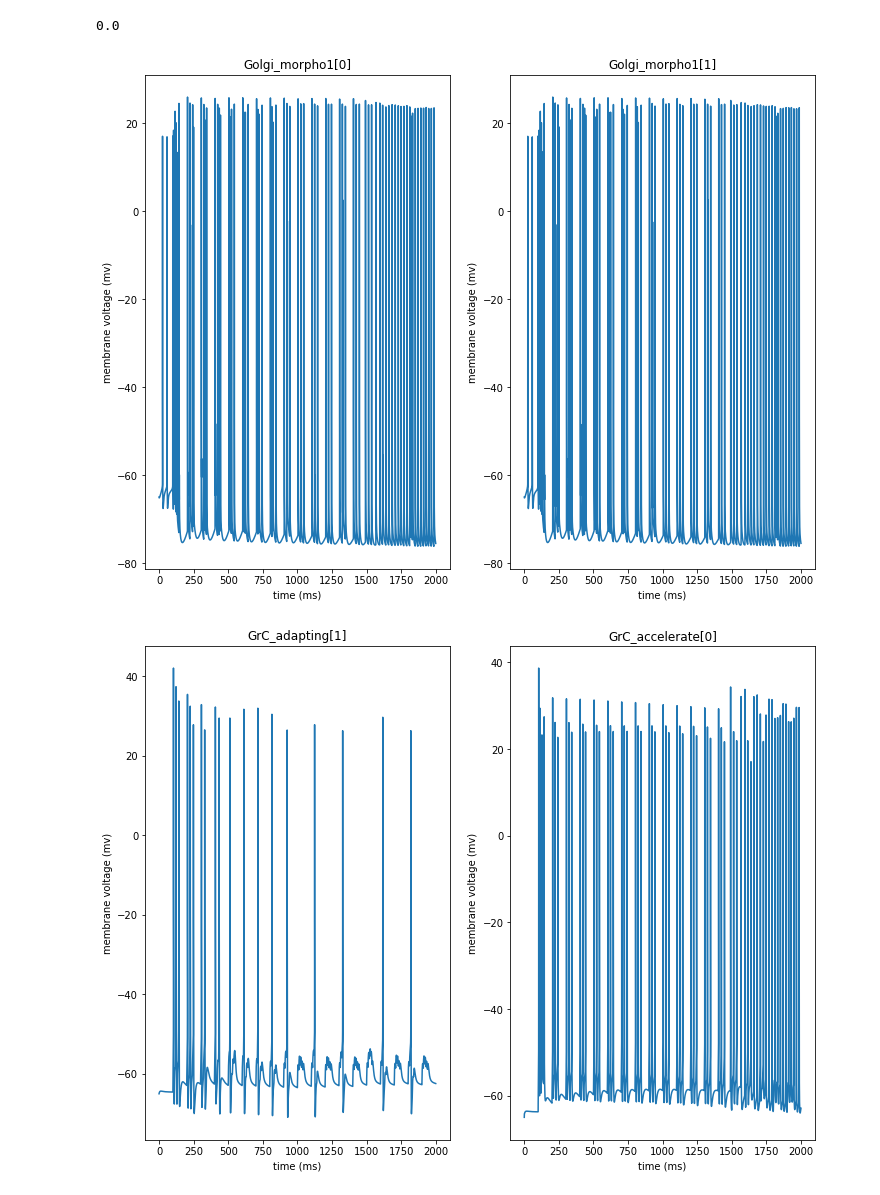
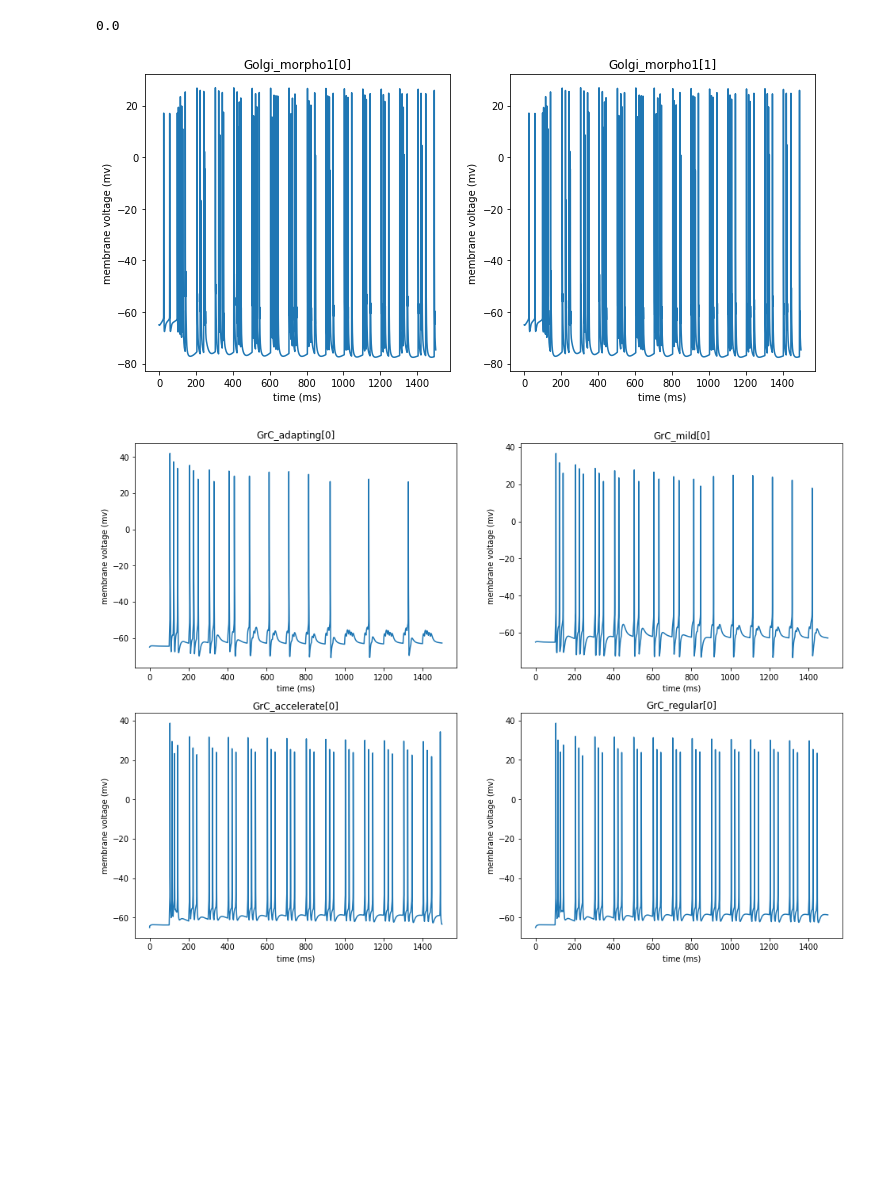
Before and after one commit to Spiritreaper331/Honors-Project-2022, a Jupyter notebook: Cerebellum Model/Small Network.ipynb, the cells around one changed output. Cells and saved outputs as stored; diff of their text form; code cells hidden in the pictures; blank space fills up the shorter version.

```diff
--- a/Cerebellum Model/Small Network.ipynb
+++ b/Cerebellum Model/Small Network.ipynb
@@ -16,8 +16,8 @@ from Golgi import Golgi
 # %%
 # Instantiation of the cell templates
 golgi_cells = [[Golgi(i, morpho) for i in range(count)] for morpho, count in (
-    (1, 3),  # 3 of morpho 1
-    (2, 2),  # 2 of morpho 2
+    (1, 3),  # 1 of morpho 1
+    (2, 2),  # 1 of morpho 2
  )]
 
 golgi_cells = reduce(operator.concat, golgi_cells)[:2]
@@ -25,15 +25,15 @@ random.shuffle(golgi_cells)
 golgi_cells = golgi_cells[:2]
 
 grc_cells = [[GrC(i, subtype) for i in range(count)] for subtype, count in (
-    ("regular", 2), # 20%
-    ("mild", 3), # 30%
-    ("adapting", 4), # 40%
+    ("regular", 1), # 20%
+    ("mild", 1), # 30%
+    ("adapting", 1), # 40%
     ("accelerate", 1), # 10%
 )]
 
 grc_cells = reduce(operator.concat, grc_cells)
 random.shuffle(grc_cells)
-grc_cells = grc_cells[:2]
+grc_cells = grc_cells[:4]
 
 ascending_axons = sum((grc_cell.HD_aa for grc_cell in grc_cells), [])
 
@@ -81,7 +77,7 @@ synapse_data_mf = {'number': 5, 'interval': 10, 'start': 100}
 synapse_data_aa = {'number': 5, 'interval': 10, 'start': 100}
 
 # time to stop the entire simulation (ms)
-h.tstop = 2000
+h.tstop = 1500
 
 stims = []
 ncs = []
@@ -167,18 +163,18 @@ h.run()
 # %% [output]
 0.0
 # %%
-plt.figure(figsize=(12, 20))
+plt.figure(figsize=(12, 12))
 for j, golgi_cell in enumerate(golgi_cells):
     plt.subplot(len(golgi_cells), 2, j + 1)
     plt.plot(time, np.array(golgi_cell.vm), label=str(golgi_cell))
     time = np.array(time)
     plt.title(f"{golgi_cell}")
     plt.xlabel("time (ms)")
     plt.ylabel("membrane voltage (mv)")
 # %% [output]
-[figure, old version]
+[figure, new version]
 # %%
-plt.figure(figsize=(12, 20))
+plt.figure(figsize=(16, 24))
 for j, grc_cell in enumerate(grc_cells):
     plt.subplot(len(grc_cells), 2, j + 1)
     plt.plot(time, np.array(grc_cell.vm_soma), label=str(grc_cell))
@@ -187,4 +183,4 @@ for j, grc_cell in enumerate(grc_cells):
     plt.xlabel("time (ms)")
     plt.ylabel("membrane voltage (mv)")
 # %% [output]
-[figure, old version]
+[figure, new version]
```
Also changed, not shown: parts of 2 cells of this notebook, 1 other file.
